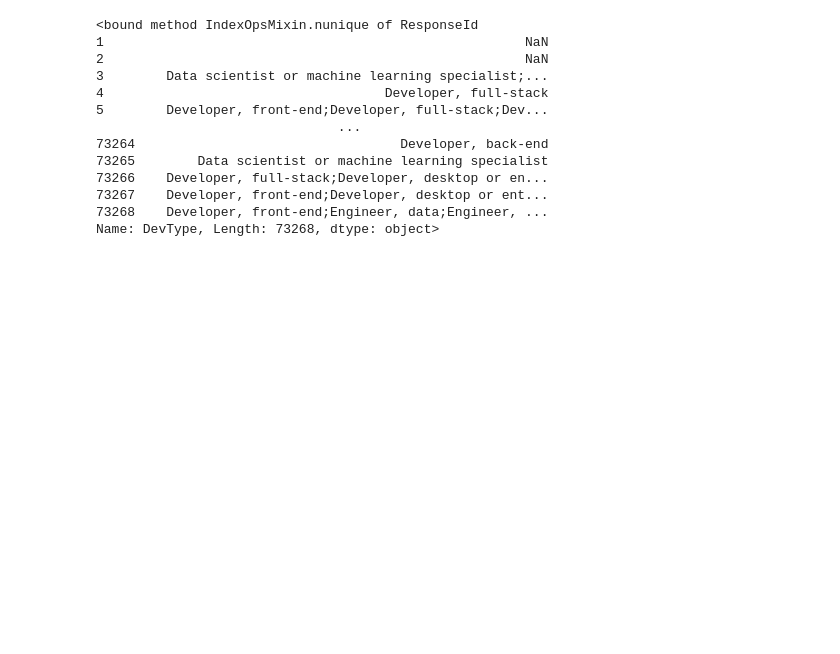
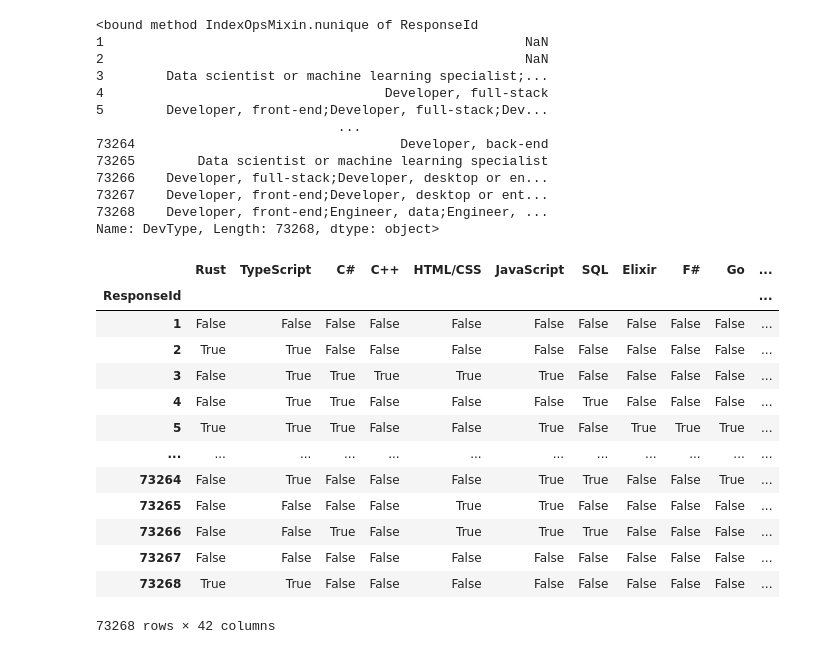
Before and after one commit to malcano/Data_Engineering_20, a Jupyter notebook: python/20python.ipynb, the cells around one changed output. Drawn from its saved outputs; the diff is of its cells as text; code cells hidden in the pictures; blank space fills up the shorter version.

```diff
--- a/python/20python.ipynb
+++ b/python/20python.ipynb
@@ -322,3 +337,21 @@ survey_df["DevType"].nunique
 73267    Developer, front-end;Developer, desktop or ent...
 73268    Developer, front-end;Engineer, data;Engineer, ...
 Name: DevType, Length: 73268, dtype: object>
+# %%
+langauge_want_df = split_multicolumn(survey_df.LanguageWantToWorkWith)
+langauge_want_df
+# %% [output]
+|  | Rust | TypeScript | C# | C++ | HTML/CSS | JavaScript | SQL | Elixir | F# | Go | ... |
+| ResponseId |  |  |  |  |  |  |  |  |  |  | ... |
+| 1 | False | False | False | False | False | False | False | False | False | False | ... |
+| 2 | True | True | False | False | False | False | False | False | False | False | ... |
+| 3 | False | True | True | True | True | True | False | False | False | False | ... |
+| 4 | False | True | True | False | False | False | True | False | False | False | ... |
+| 5 | True | True | True | False | False | True | False | True | True | True | ... |
+| ... | ... | ... | ... | ... | ... | ... | ... | ... | ... | ... | ... |
+| 73264 | False | True | False | False | False | True | True | False | False | True | ... |
+| 73265 | False | False | False | False | True | True | False | False | False | False | ... |
+| 73266 | False | False | True | False | True | True | True | False | False | False | ... |
+| 73267 | False | False | False | False | False | False | False | False | False | False | ... |
+| 73268 | True | True | False | False | False | False | False | False | False | False | ... |
+73268 rows × 42 columns
```
Also changed, not shown: parts of 7 cells of this notebook.
